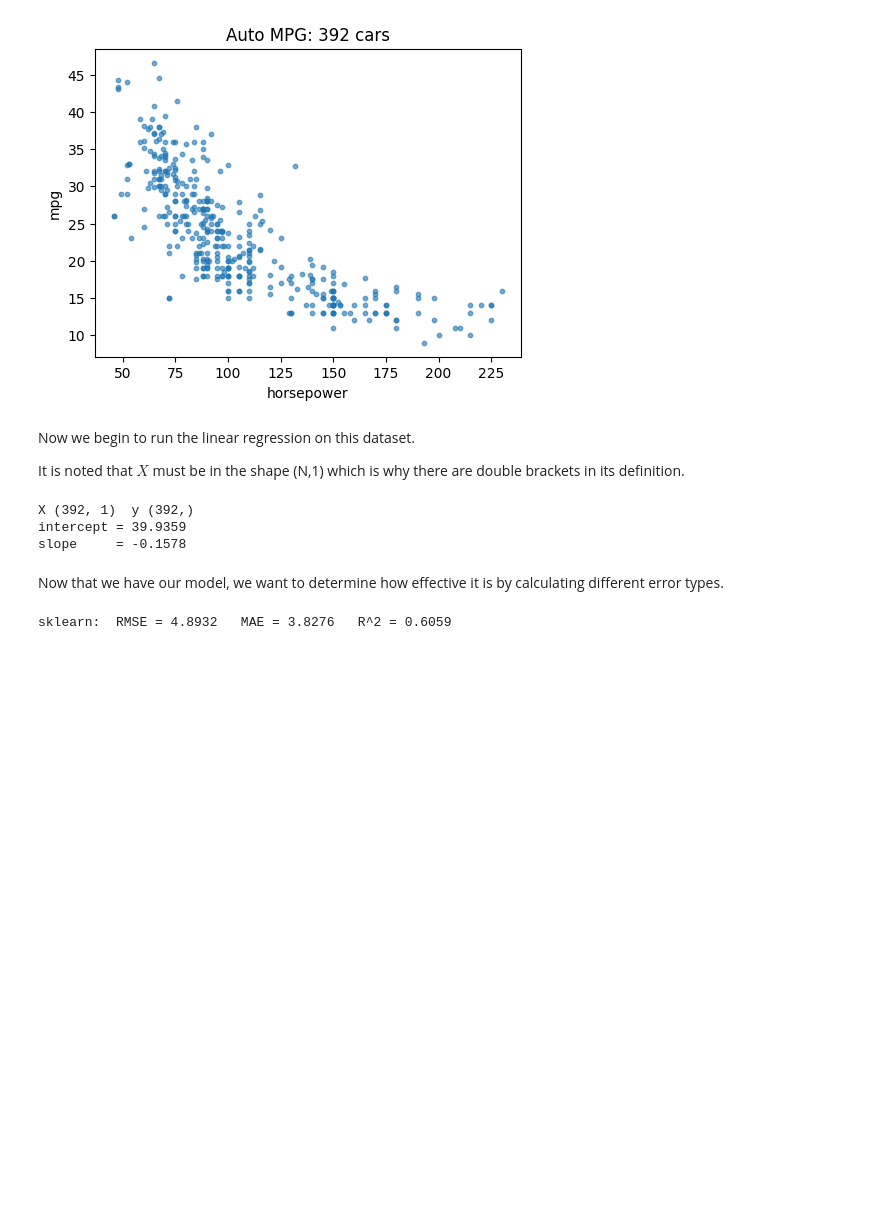
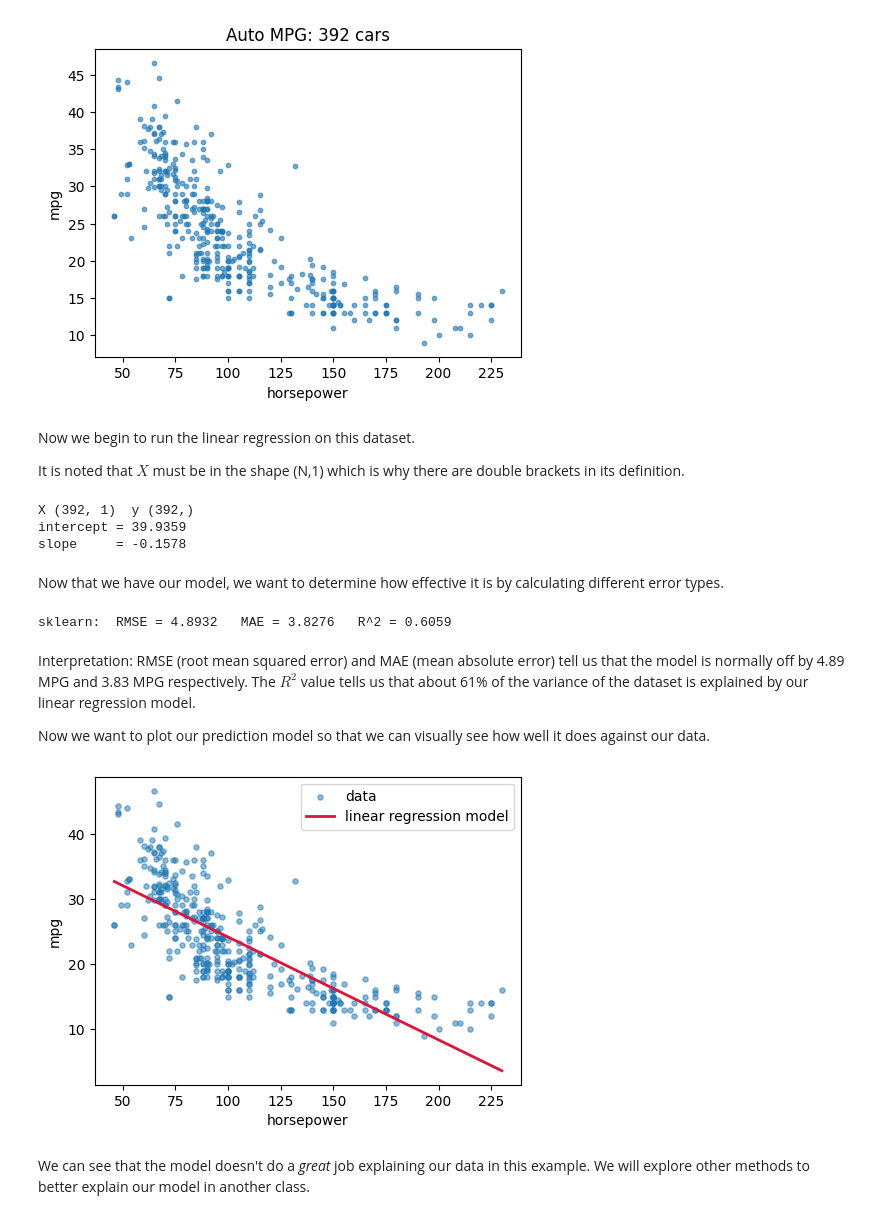
Before and after one commit to maxmartin40/Math-5750-Projects, a Jupyter notebook: In-Class-Code/basic_linear_regression.ipynb, the cells around one changed output. Saved outputs shown, nothing was run; the diff lists cells and outputs as text; code cells hidden in the pictures; blank space fills up the shorter version.

Commit message:
Plot prediction model on data

```diff
--- a/In-Class-Code/basic_linear_regression.ipynb
+++ b/In-Class-Code/basic_linear_regression.ipynb
@@ -96,3 +96,20 @@ print(f"sklearn:  RMSE = {np.sqrt(mean_squared_error(y, yhat)):.4f}"
       f"   R^2 = {r2_score(y, yhat):.4f}")
 # %% [output]
 sklearn:  RMSE = 4.8932   MAE = 3.8276   R^2 = 0.6059
+# %% [markdown]
+Interpretation: RMSE (root mean squared error) and MAE (mean absolute error) tell us that the model is normally off by 4.89 MPG and 3.83 MPG respectively. The $R^2$ value tells us that about 61% of the variance of the dataset is explained by our linear regression model.
+
+Now we want to plot our prediction model so that we can visually see how well it does against our data.
+# %%
+grid = pd.DataFrame({"horsepower": np.linspace(df.horsepower.min(), df.horsepower.max(), 200)})
+
+fig, ax = plt.subplots(figsize=(5.5, 4))
+ax.scatter(df.horsepower, df.mpg, s=14, alpha=0.5, label="data")
+ax.plot(grid.horsepower, model.predict(grid), color="crimson", lw=2,
+        label="linear regression model")
+ax.set_xlabel("horsepower"); ax.set_ylabel("mpg"); ax.legend()
+plt.show()
+# %% [output]
+[figure, added]
+# %% [markdown]
+We can see that the model doesn't do a *great* job explaining our data in this example. We will explore other methods to better explain our model in another class.
```
